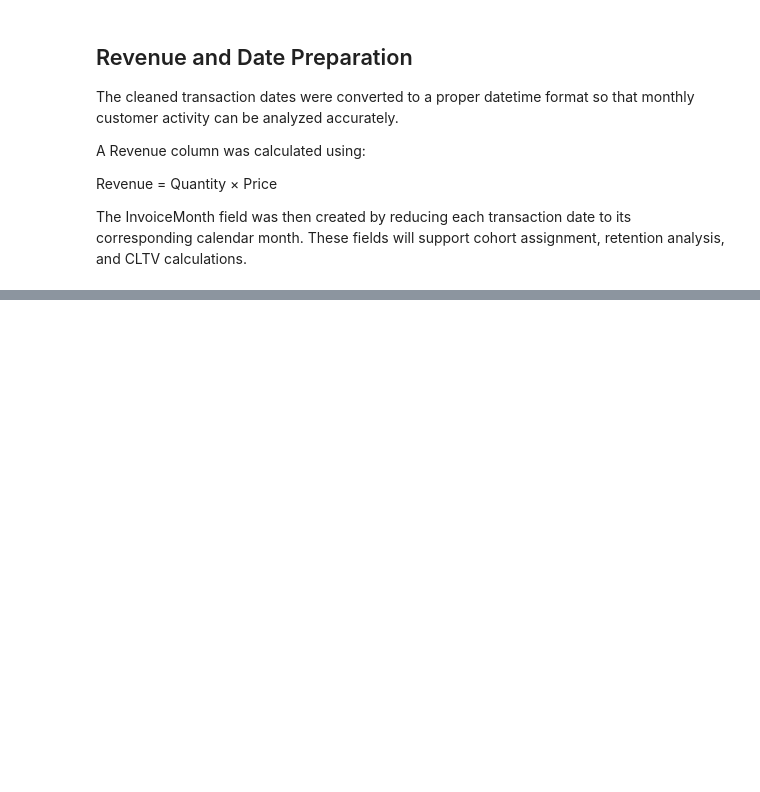
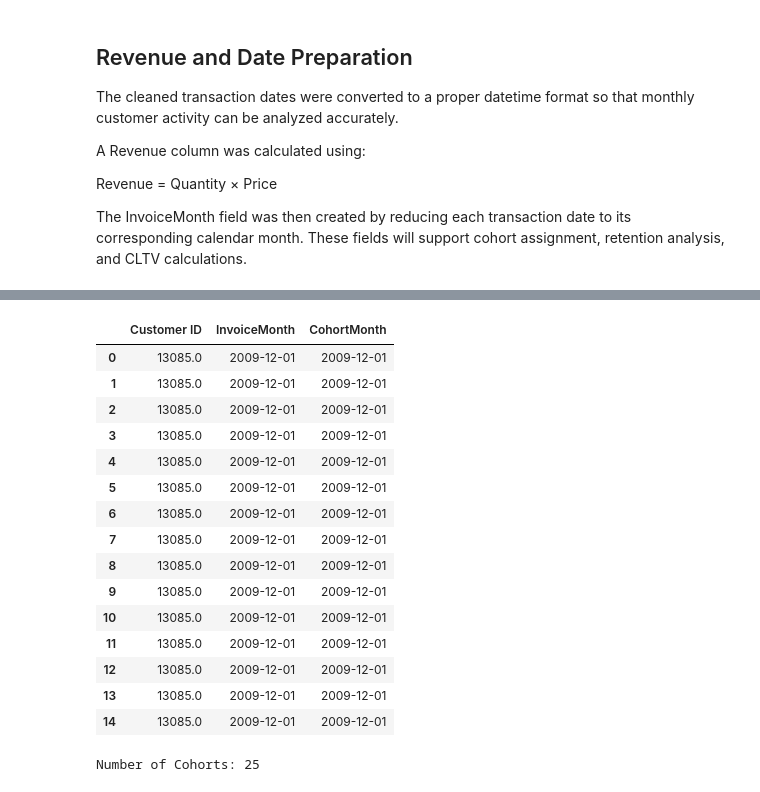
Before and after one commit to Tamoze/SaaS-ECommerce-Cohort-Retention-CLTV-Analysis, a Jupyter notebook: notebooks/week1-datacleaning.ipynb, the cells around one changed output, grey strips where cells are left out. Cells and saved outputs as stored; diff of their text form; code cells hidden in the pictures; blank space fills up the shorter version.

```diff
--- a/notebooks/week1-datacleaning.ipynb
+++ b/notebooks/week1-datacleaning.ipynb
@@ -405,0 +435,32 @@ The InvoiceMonth field was then created by reducing each transaction date to its
+# %%
+clean_df[
+    [
+        "Customer ID",
+        "InvoiceMonth",
+        "CohortMonth"
+    ]
+].head(15)
+# %% [output]
+|  | Customer ID | InvoiceMonth | CohortMonth |
+| 0 | 13085.0 | 2009-12-01 | 2009-12-01 |
+| 1 | 13085.0 | 2009-12-01 | 2009-12-01 |
+| 2 | 13085.0 | 2009-12-01 | 2009-12-01 |
+| 3 | 13085.0 | 2009-12-01 | 2009-12-01 |
+| 4 | 13085.0 | 2009-12-01 | 2009-12-01 |
+| 5 | 13085.0 | 2009-12-01 | 2009-12-01 |
+| 6 | 13085.0 | 2009-12-01 | 2009-12-01 |
+| 7 | 13085.0 | 2009-12-01 | 2009-12-01 |
+| 8 | 13085.0 | 2009-12-01 | 2009-12-01 |
+| 9 | 13085.0 | 2009-12-01 | 2009-12-01 |
+| 10 | 13085.0 | 2009-12-01 | 2009-12-01 |
+| 11 | 13085.0 | 2009-12-01 | 2009-12-01 |
+| 12 | 13085.0 | 2009-12-01 | 2009-12-01 |
+| 13 | 13085.0 | 2009-12-01 | 2009-12-01 |
+| 14 | 13085.0 | 2009-12-01 | 2009-12-01 |
+# %%
+print(
+    "Number of Cohorts:",
+    clean_df["CohortMonth"].nunique()
+)
+# %% [output]
+Number of Cohorts: 25
```
Also changed, not shown: parts of 4 cells of this notebook.
